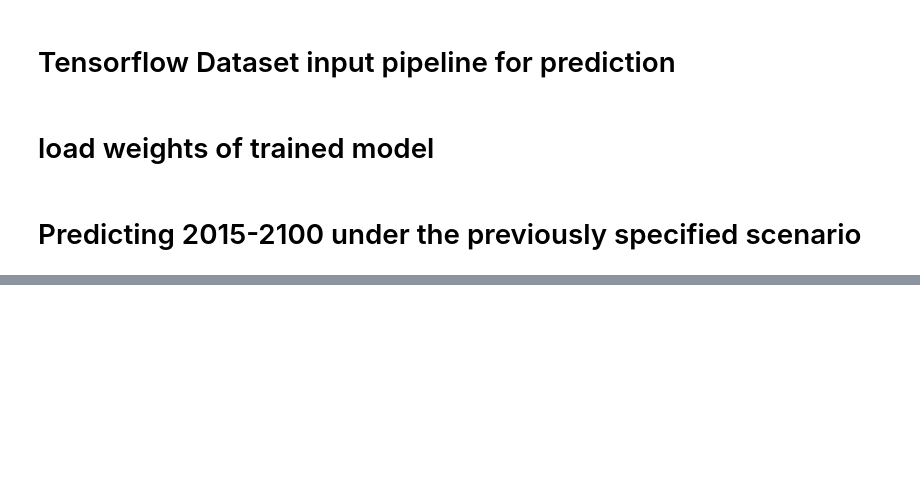
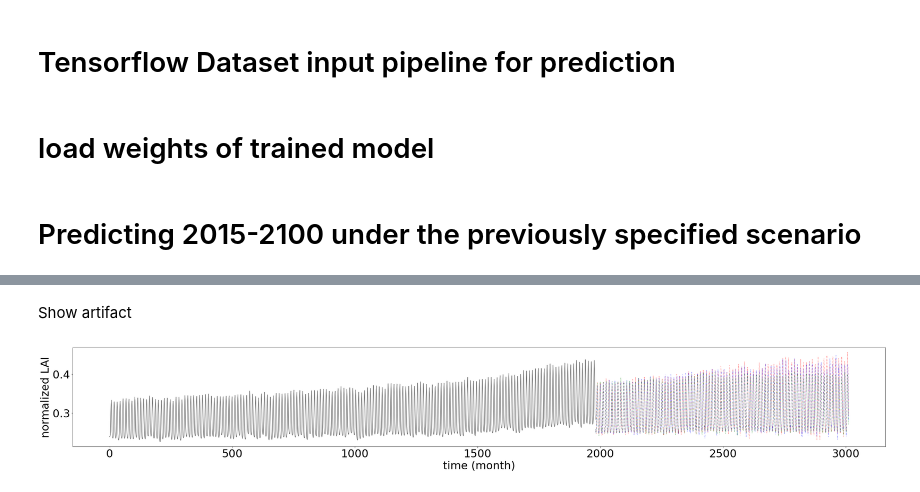
Before and after one commit to moorugi98/hackathon-climate-team0, a Jupyter notebook: Vegetation_plANNts.ipynb, the cells around one changed output, grey strips where cells are left out. Cells and saved outputs as stored; diff of their text form; code cells hidden in the pictures; blank space fills up the shorter version.

```diff
--- a/Vegetation_plANNts.ipynb
+++ b/Vegetation_plANNts.ipynb
@@ -536,0 +583,21 @@ ani_npp
+# %% [markdown]
+Show artifact
+# %%
+fig,ax = plt.subplots(figsize=(40,5))
+plt.plot(np.arange(dn_lai.shape[0]),
+         dn_lai,
+         color='gray')
+plt.plot(np.arange(dn_lai.shape[0], dn_lai.shape[0]+lai_future_p.shape[0]),
+         lai_future_p,
+         color='red', linestyle='dotted', alpha=0.5)
+plt.plot(np.arange(dn_lai.shape[0], dn_lai.shape[0]+lai_future_p.shape[0]),
+         lai_future_m,
+         color='blue', linestyle='dotted', alpha=0.5)
+plt.plot(np.arange(dn_lai.shape[0], dn_lai.shape[0]+lai_future_p.shape[0]),
+         lai_future_o,
+         color='green', linestyle='dotted', alpha=0.5)
+ax.set(xlabel='time (month)', ylabel='normalized LAI')
+
+# fig.savefig('figs/artifact_scaling.png', bbox_inches='tight')
+# %% [output]
+[figure, added]
```
Also changed, not shown: parts of 12 cells of this notebook, 14 other files.
